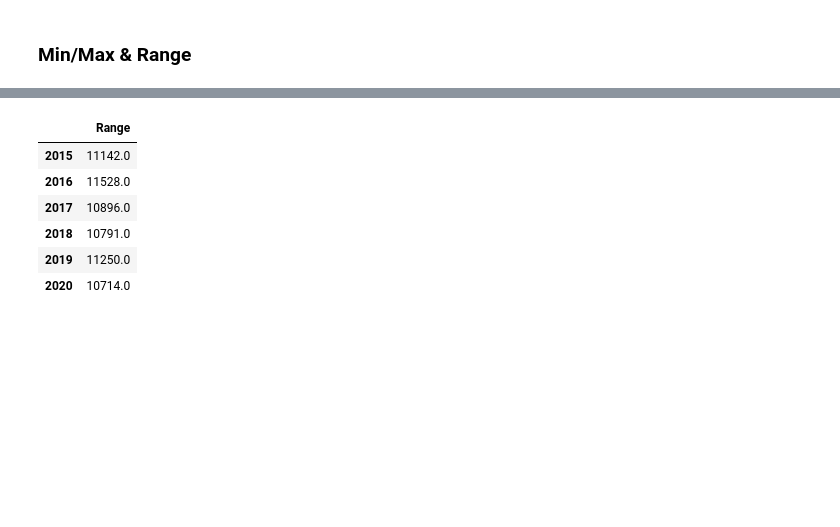
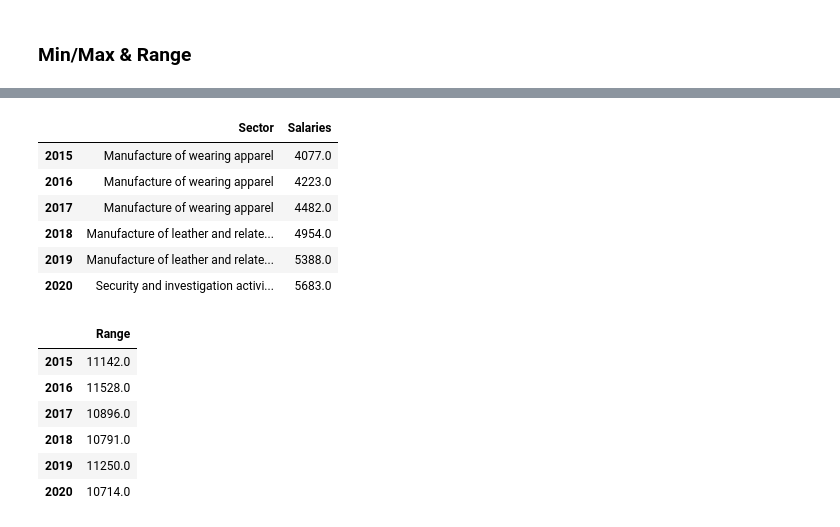
Before and after one commit to p-stachyra/Croatia-Gross-Salaries, a Jupyter notebook: Salaries-Croatia.ipynb, the cells around one changed output, grey strips where cells are left out. Cells and saved outputs as stored; diff of their text form; code cells hidden in the pictures; blank space fills up the shorter version.

```diff
--- a/Salaries-Croatia.ipynb
+++ b/Salaries-Croatia.ipynb
@@ -145,3 +174,19 @@ df_2015_2020_gross[df_2015_2020_gross['2015'] == df_2015_2020_gross['2015'].min(
+# %%
+s_index = df_2015_2020_gross.idxmin(axis=0)
+s_min = df_2015_2020_gross.min()
+index_df = pd.DataFrame(s_index)
+index_df.columns = ['Sector']
+df_min = pd.DataFrame(s_min)
+df_min.columns = ['Salaries']
+index_df.join(df_min)
+# %% [output]
+|  | Sector | Salaries |
+| 2015 | Manufacture of wearing apparel | 4077.0 |
+| 2016 | Manufacture of wearing apparel | 4223.0 |
+| 2017 | Manufacture of wearing apparel | 4482.0 |
+| 2018 | Manufacture of leather and relate... | 4954.0 |
+| 2019 | Manufacture of leather and relate... | 5388.0 |
+| 2020 | Security and investigation activi... | 5683.0 |
 # %%
 df_range = df_2015_2020_gross.max().to_frame() - df_2015_2020_gross.min().to_frame()
 df_range.columns = ['Range']
```
Also changed, not shown: parts of 22 cells of this notebook.
